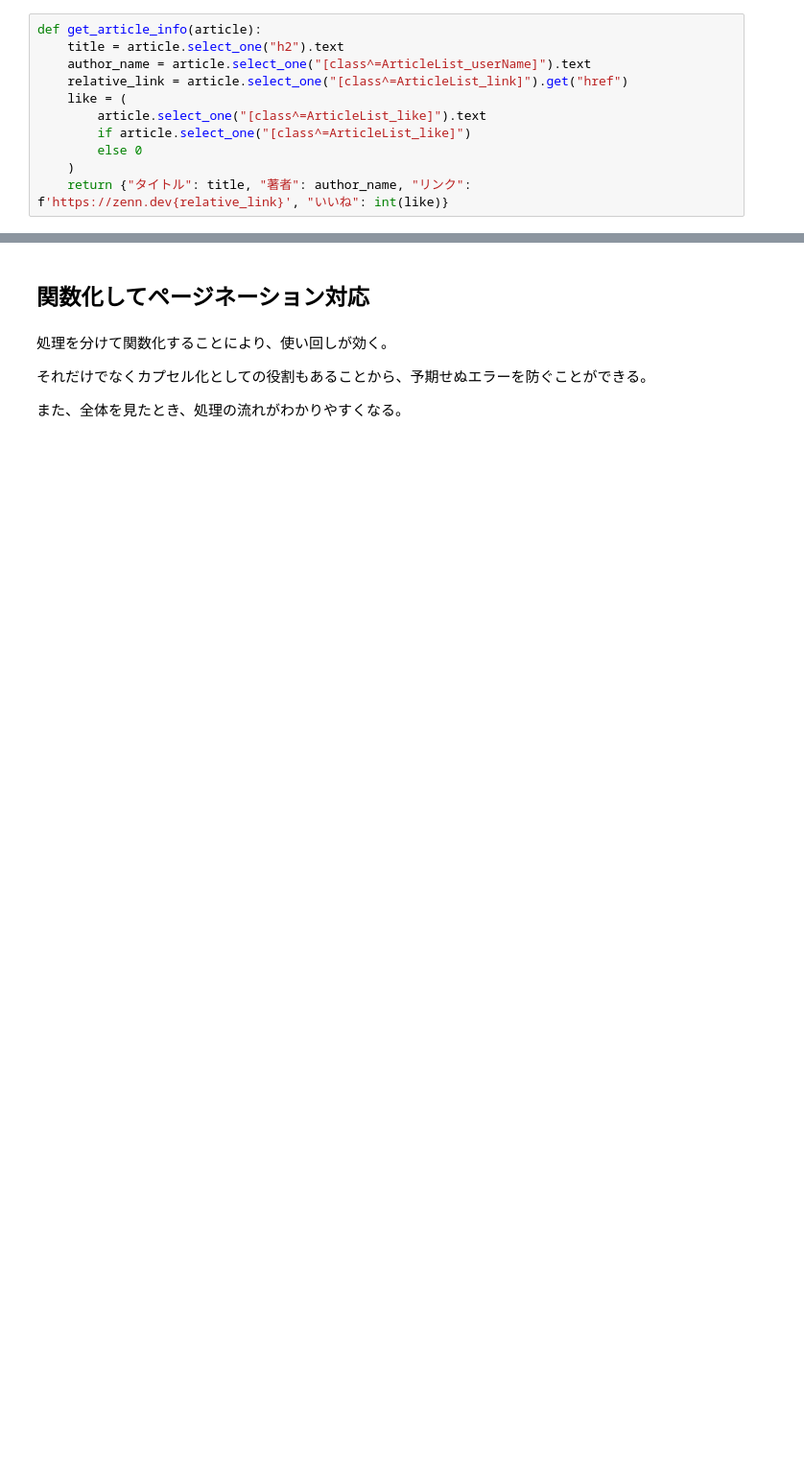
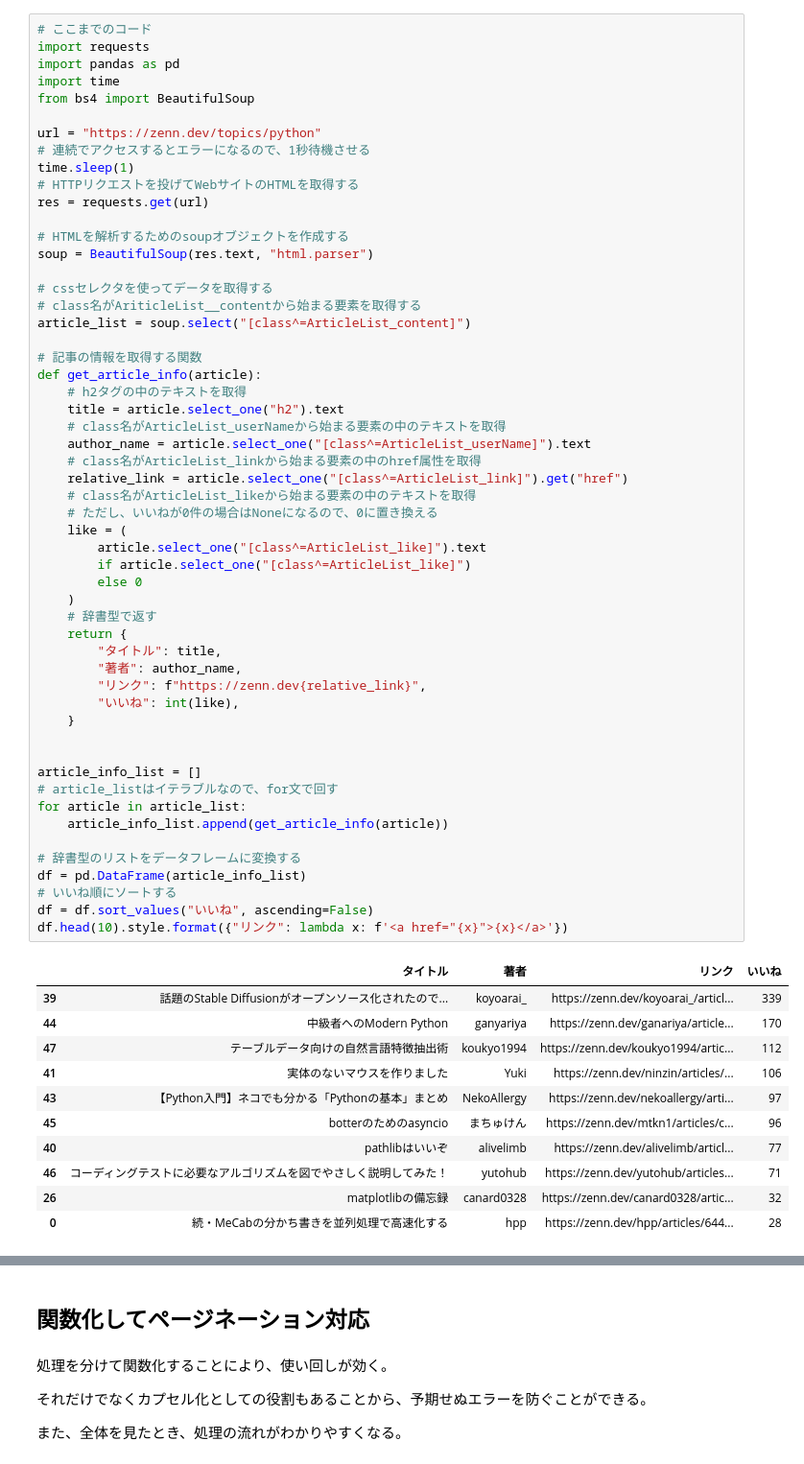
Before and after one commit to nyatinte/dsci_scraping_material, a Jupyter notebook: main.ipynb, the cells around one changed output, grey strips where cells are left out. Shown at 96% size. Drawn from its saved outputs; the diff is of its cells as text; blank space fills up the shorter version.

```diff
--- a/main.ipynb
+++ b/main.ipynb
@@ -44,11 +147,66 @@ print(sample.prettify())
 # %%
+# ここまでのコード
+import requests
+import pandas as pd
+import time
+from bs4 import BeautifulSoup
+
+url = "https://zenn.dev/topics/python"
+# 連続でアクセスするとエラーになるので、1秒待機させる
+time.sleep(1)
+# HTTPリクエストを投げてWebサイトのHTMLを取得する
+res = requests.get(url)
+
+# HTMLを解析するためのsoupオブジェクトを作成する
+soup = BeautifulSoup(res.text, "html.parser")
+
+# cssセレクタを使ってデータを取得する
+# class名がAriticleList__contentから始まる要素を取得する
+article_list = soup.select("[class^=ArticleList_content]")
+
+# 記事の情報を取得する関数
 def get_article_info(article):
+    # h2タグの中のテキストを取得
     title = article.select_one("h2").text
+    # class名がArticleList_userNameから始まる要素の中のテキストを取得
     author_name = article.select_one("[class^=ArticleList_userName]").text
+    # class名がArticleList_linkから始まる要素の中のhref属性を取得
     relative_link = article.select_one("[class^=ArticleList_link]").get("href")
+    # class名がArticleList_likeから始まる要素の中のテキストを取得
+    # ただし、いいねが0件の場合はNoneになるので、0に置き換える
     like = (
         article.select_one("[class^=ArticleList_like]").text
         if article.select_one("[class^=ArticleList_like]")
         else 0
     )
-    return {"タイトル": title, "著者": author_name, "リンク": f'https://zenn.dev{relative_link}', "いいね": int(like)}
+    # 辞書型で返す
+    return {
+        "タイトル": title,
+        "著者": author_name,
+        "リンク": f"https://zenn.dev{relative_link}",
+        "いいね": int(like),
+    }
+
+
+article_info_list = []
+# article_listはイテラブルなので、for文で回す
+for article in article_list:
+    article_info_list.append(get_article_info(article))
+
+# 辞書型のリストをデータフレームに変換する
+df = pd.DataFrame(article_info_list)
+# いいね順にソートする
+df = df.sort_values("いいね", ascending=False)
+df.head(10).style.format({"リンク": lambda x: f'<a href="{x}">{x}</a>'})
+# %% [output]
+|  | タイトル | 著者 | リンク | いいね |
+| 39 | 話題のStable Diffusionがオープンソース化されたので... | koyoarai_ | https://zenn.dev/koyoarai_/articl... | 339 |
+| 44 | 中級者へのModern Python | ganyariya | https://zenn.dev/ganariya/article... | 170 |
+| 47 | テーブルデータ向けの自然言語特徴抽出術 | koukyo1994 | https://zenn.dev/koukyo1994/artic... | 112 |
+| 41 | 実体のないマウスを作りました | Yuki | https://zenn.dev/ninzin/articles/... | 106 |
+| 43 | 【Python入門】ネコでも分かる「Pythonの基本」まとめ | NekoAllergy | https://zenn.dev/nekoallergy/arti... | 97 |
+| 45 | botterのためのasyncio | まちゅけん | https://zenn.dev/mtkn1/articles/c... | 96 |
+| 40 | pathlibはいいぞ | alivelimb | https://zenn.dev/alivelimb/articl... | 77 |
+| 46 | コーディングテストに必要なアルゴリズムを図でやさしく説明してみた！ | yutohub | https://zenn.dev/yutohub/articles... | 71 |
+| 26 | matplotlibの備忘録 | canard0328 | https://zenn.dev/canard0328/artic... | 32 |
+| 0 | 続・MeCabの分かち書きを並列処理で高速化する | hpp | https://zenn.dev/hpp/articles/644... | 28 |
```
Also changed, not shown: parts of 46 cells of this notebook, 1 other file.
